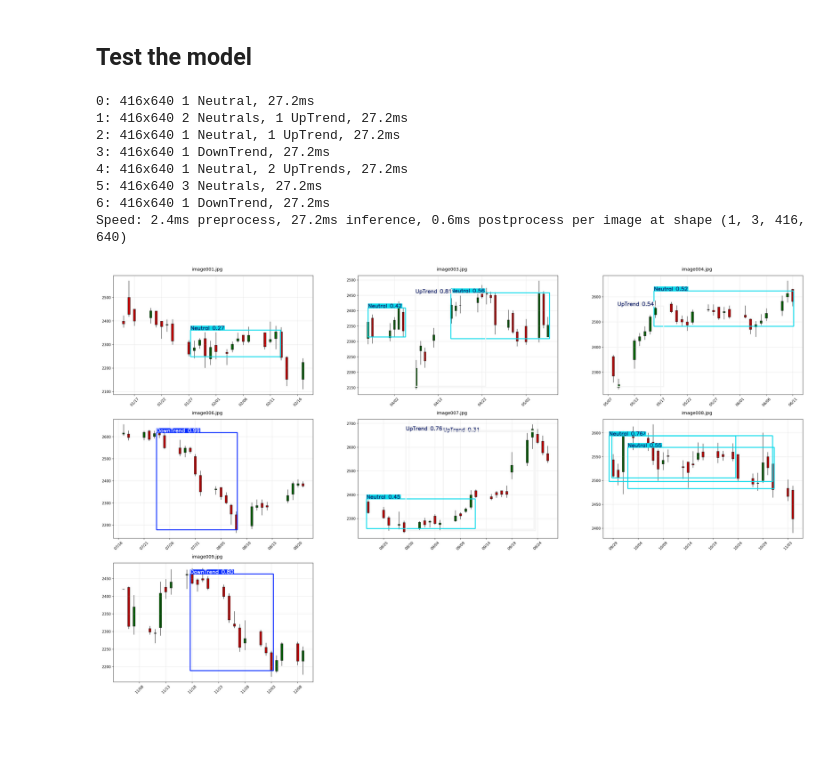
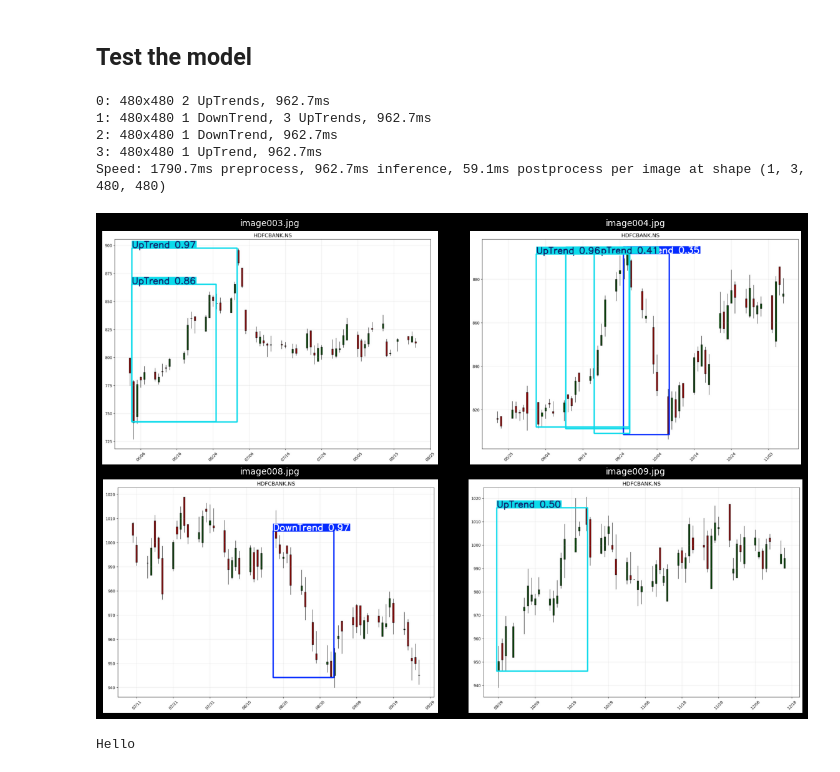
Before and after one commit to Sulo-proj/AI, a Jupyter notebook: Deep Learning/ObjectDetection/object_detection.ipynb, the cells around one changed output. Drawn from its saved outputs; the diff is of its cells as text; code cells hidden in the pictures; blank space fills up the shorter version.

```diff
--- a/Deep Learning/ObjectDetection/object_detection.ipynb
+++ b/Deep Learning/ObjectDetection/object_detection.ipynb
@@ -6,31 +6,33 @@ import matplotlib.pyplot as plt
 import matplotlib.dates as mdates
 from matplotlib.patches import Rectangle
 import os
+plt.style.use("default")
 
-stk_tickers = ['^NSEI',
+stk_tickers = [
+              '^NSEI',
               'ICICIBANK.NS',
               'AXISBANK.NS',
-              'CIPLA.NS',
+              'SBIN.NS',
               'RELIANCE.NS'
               ]
-folder = "stk_images"
+folder = "images"
 os.makedirs(folder, exist_ok=True)
 saved = 0
 
 for ticker in stk_tickers:
   print('Downloading', ticker)
 
-  df = yf.download(ticker, period="11y", interval="1d",
+  df = yf.download(ticker, period="1y", interval="1d",
                  progress=False, auto_adjust=False)
 
-  window = 25
+  window = 55
 
   for i in range(0, len(df) - window, window):
       saved += 1
 
       df_win = df.iloc[i:i+window]
 
-      fig, ax = plt.subplots(figsize=(10, 6))
+      fig, ax = plt.subplots(figsize=(15, 10))
 
       for idx, row in df_win.iterrows():
           date = mdates.date2num(idx)
@@ -46,6 +48,7 @@ for ticker in stk_tickers:
           ax.add_patch(Rectangle((date-0.2, bottom), 0.4, height,
                                 facecolor=color, edgecolor='black'))
 
+      ax.set_title(f"{ticker}", fontsize=14)
       ax.xaxis.set_major_formatter(mdates.DateFormatter('%m/%d'))
       plt.xticks(rotation=45)
       ax.grid(True, alpha=0.3)
@@ -54,8 +57,6 @@ for ticker in stk_tickers:
       plt.savefig(os.path.join(folder, fname), dpi=150, bbox_inches='tight')
       plt.close()
 
-      # print(f"{fname}")
-
-print(f"{saved} clean images in {folder}/")
+print(f"{saved} clean images in {folder}")
 # %% [output]
 Downloading ^NSEI
@@ -112,42 +113,40 @@ task: 'detect'
 # %%
 from ultralytics import YOLO
 %matplotlib inline
 import matplotlib.pyplot as plt
 
-model = YOLO("runs/detect/train/weights/best.pt")
+model = YOLO("runs/detect/train3/weights/best.pt")
 
 image_paths = [
-    "test_images/image001.jpg",
     "test_images/image003.jpg",
     "test_images/image004.jpg",
-    "test_images/image006.jpg",
-    "test_images/image007.jpg",
     "test_images/image008.jpg",
     "test_images/image009.jpg"
 ]
 
 results = model(image_paths)
 
-plt.figure(figsize=(23, 18))
+plt.figure(figsize=(12, 8))
 
-rows, cols = 4, 3
+rows, cols = 2, 2
 
 for i, (r, path) in enumerate(zip(results, image_paths), start=1):
     img = r.plot()[:, :, ::-1]  # BGR -> RGB
     plt.subplot(rows, cols, i)
     plt.imshow(img)
     plt.axis("off")
     plt.title(path.split("/")[-1], fontsize=10)
 
 plt.tight_layout(pad=0.3, w_pad=0.1, h_pad=0.3)
 plt.show()
 # %% [output]
-0: 416x640 1 Neutral, 27.2ms
-1: 416x640 2 Neutrals, 1 UpTrend, 27.2ms
-2: 416x640 1 Neutral, 1 UpTrend, 27.2ms
-3: 416x640 1 DownTrend, 27.2ms
-4: 416x640 1 Neutral, 2 UpTrends, 27.2ms
-5: 416x640 3 Neutrals, 27.2ms
-6: 416x640 1 DownTrend, 27.2ms
-Speed: 2.4ms preprocess, 27.2ms inference, 0.6ms postprocess per image at shape (1, 3, 416, 640)
+0: 480x480 2 UpTrends, 962.7ms
+1: 480x480 1 DownTrend, 3 UpTrends, 962.7ms
+2: 480x480 1 DownTrend, 962.7ms
+3: 480x480 1 UpTrend, 962.7ms
+Speed: 1790.7ms preprocess, 962.7ms inference, 59.1ms postprocess per image at shape (1, 3, 480, 480)
-[figure, old version]
+[figure, new version]
+# %%
+print('Hello')
+# %% [output]
+Hello
```
Also changed, not shown: parts of 6 cells of this notebook, 3 other files.
